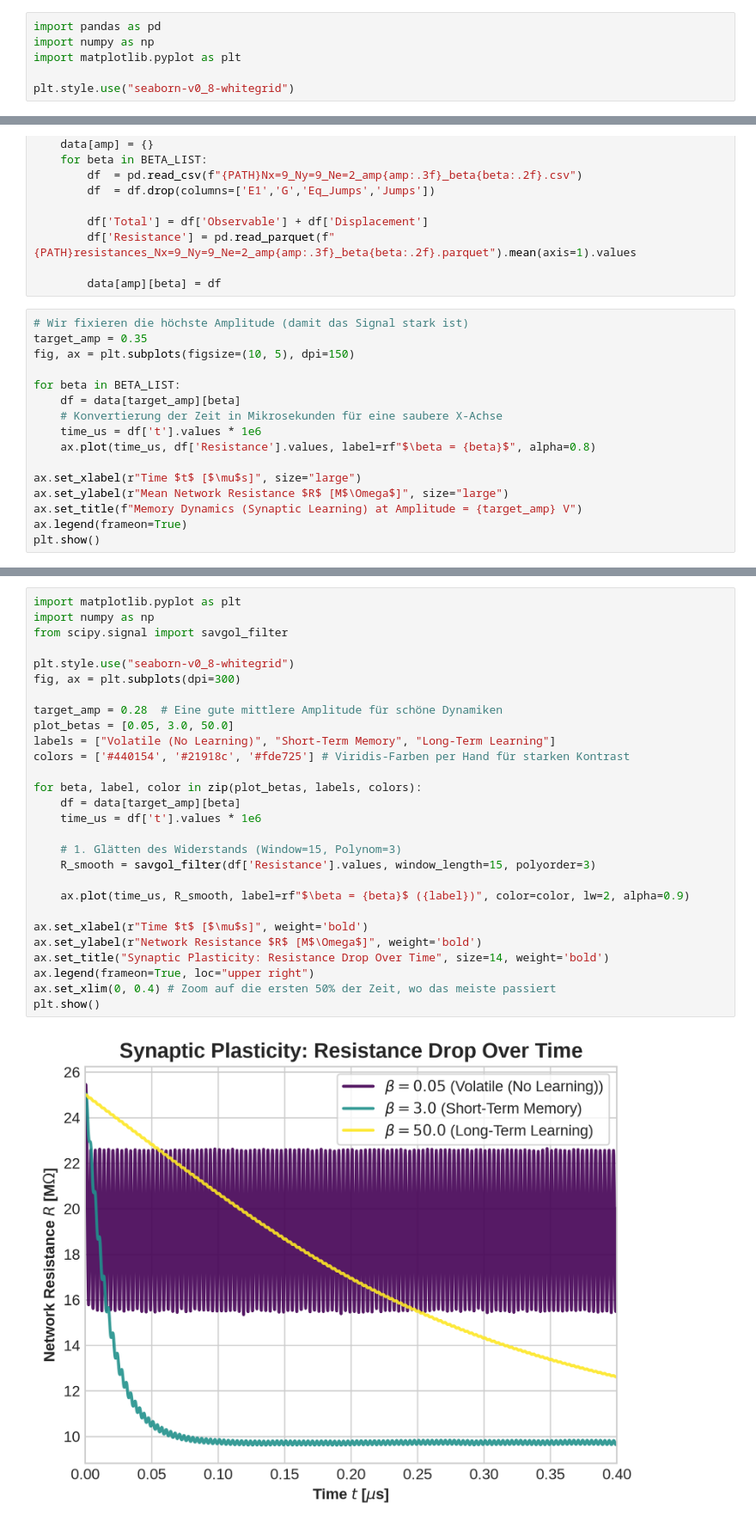
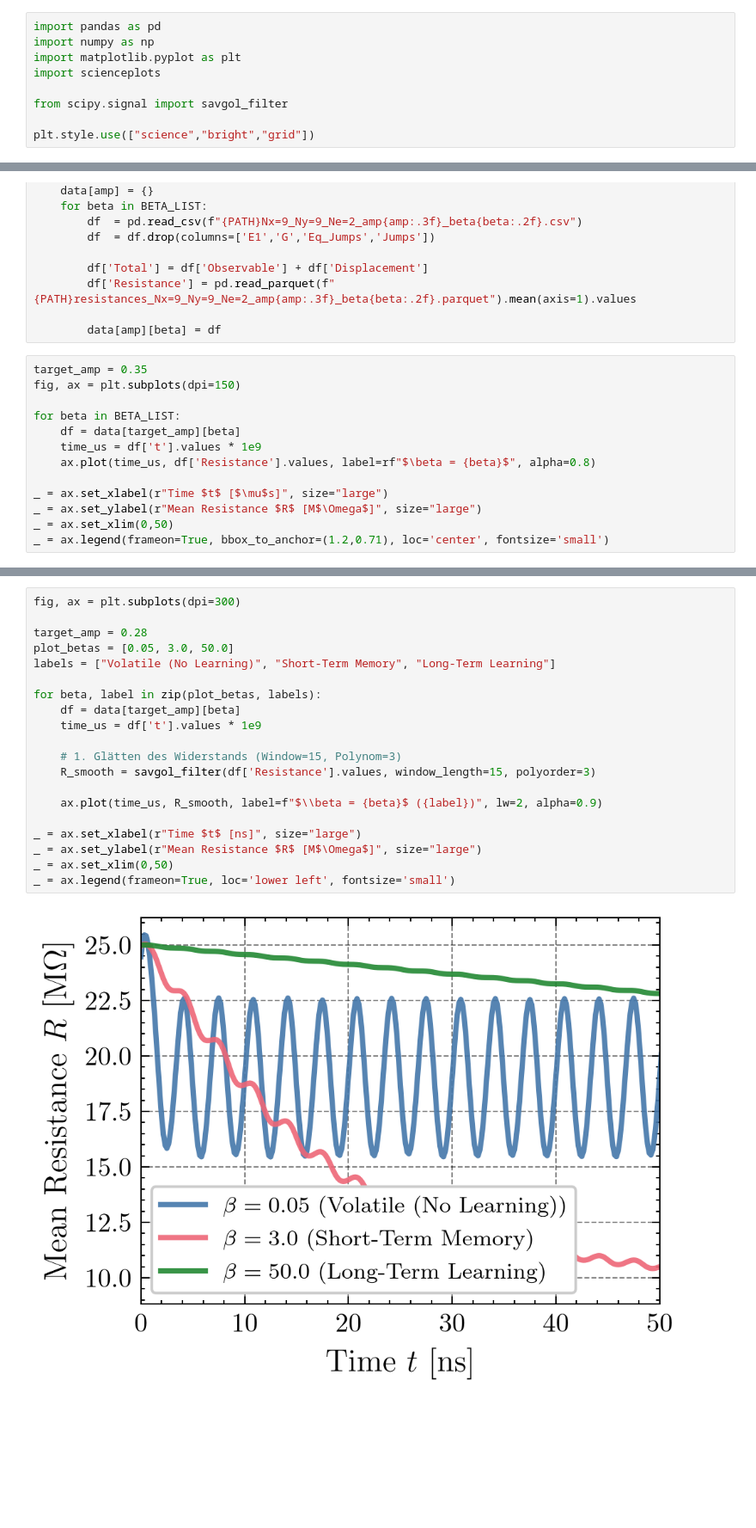
Before and after one commit to JonasMnsing/nanonets, a Jupyter notebook: notebooks/dynamic_resistances/sweep_amp_beta.ipynb, the cells around one changed output, grey strips where cells are left out. Shown at 86% size. Cells and saved outputs as stored; diff of their text form; blank space fills up the shorter version.

```diff
--- a/notebooks/dynamic_resistances/sweep_amp_beta.ipynb
+++ b/notebooks/dynamic_resistances/sweep_amp_beta.ipynb
@@ -2,8 +2,11 @@
 import pandas as pd
 import numpy as np
 import matplotlib.pyplot as plt
+import scienceplots
 
-plt.style.use("seaborn-v0_8-whitegrid")
+from scipy.signal import savgol_filter
+
+plt.style.use(["science","bright","grid"])
 # %%
 AMPLITUDE_LIST  = [0.07, 0.14, 0.21, 0.28, 0.35]
 BETA_LIST       = [0.05, 0.1, 0.5, 1.0, 3.0, 10.0, 50.0]
@@ -21,19 +24,16 @@ for amp in AMPLITUDE_LIST:
 
         data[amp][beta] = df
 # %%
-# Wir fixieren die höchste Amplitude (damit das Signal stark ist)
 target_amp = 0.35
-fig, ax = plt.subplots(figsize=(10, 5), dpi=150)
+fig, ax = plt.subplots(dpi=150)
 
 for beta in BETA_LIST:
     df = data[target_amp][beta]
-    # Konvertierung der Zeit in Mikrosekunden für eine saubere X-Achse
-    time_us = df['t'].values * 1e6
+    time_us = df['t'].values * 1e9
     ax.plot(time_us, df['Resistance'].values, label=rf"$\beta = {beta}$", alpha=0.8)
 
-ax.set_xlabel(r"Time $t$ [$\mu$s]", size="large")
-ax.set_ylabel(r"Mean Network Resistance $R$ [M$\Omega$]", size="large")
-ax.set_title(f"Memory Dynamics (Synaptic Learning) at Amplitude = {target_amp} V")
-ax.legend(frameon=True)
-plt.show()
+_ = ax.set_xlabel(r"Time $t$ [$\mu$s]", size="large")
+_ = ax.set_ylabel(r"Mean Resistance $R$ [M$\Omega$]", size="large")
+_ = ax.set_xlim(0,50)
+_ = ax.legend(frameon=True, bbox_to_anchor=(1.2,0.71), loc='center', fontsize='small')
 # %% [output]
@@ -69,31 +92,23 @@ for i, amp in enumerate(reversed(AMPLITUDE_LIST)):
 # %%
-import matplotlib.pyplot as plt
-import numpy as np
-from scipy.signal import savgol_filter
-
-plt.style.use("seaborn-v0_8-whitegrid")
 fig, ax = plt.subplots(dpi=300)
 
-target_amp = 0.28  # Eine gute mittlere Amplitude für schöne Dynamiken
+target_amp = 0.28
 plot_betas = [0.05, 3.0, 50.0]
 labels = ["Volatile (No Learning)", "Short-Term Memory", "Long-Term Learning"]
-colors = ['#440154', '#21918c', '#fde725'] # Viridis-Farben per Hand für starken Kontrast
 
-for beta, label, color in zip(plot_betas, labels, colors):
+for beta, label in zip(plot_betas, labels):
     df = data[target_amp][beta]
-    time_us = df['t'].values * 1e6
+    time_us = df['t'].values * 1e9
 
     # 1. Glätten des Widerstands (Window=15, Polynom=3)
     R_smooth = savgol_filter(df['Resistance'].values, window_length=15, polyorder=3)
 
-    ax.plot(time_us, R_smooth, label=rf"$\beta = {beta}$ ({label})", color=color, lw=2, alpha=0.9)
+    ax.plot(time_us, R_smooth, label=f"$\\beta = {beta}$ ({label})", lw=2, alpha=0.9)
 
-ax.set_xlabel(r"Time $t$ [$\mu$s]", weight='bold')
-ax.set_ylabel(r"Network Resistance $R$ [M$\Omega$]", weight='bold')
-ax.set_title("Synaptic Plasticity: Resistance Drop Over Time", size=14, weight='bold')
-ax.legend(frameon=True, loc="upper right")
-ax.set_xlim(0, 0.4) # Zoom auf die ersten 50% der Zeit, wo das meiste passiert
-plt.show()
+_ = ax.set_xlabel(r"Time $t$ [ns]", size="large")
+_ = ax.set_ylabel(r"Mean Resistance $R$ [M$\Omega$]", size="large")
+_ = ax.set_xlim(0,50)
+_ = ax.legend(frameon=True, loc='lower left', fontsize='small')
 # %% [output]
-[figure, old version]
+[figure, new version]
 # %%
```
Also changed, not shown: parts of 4 cells of this notebook.
